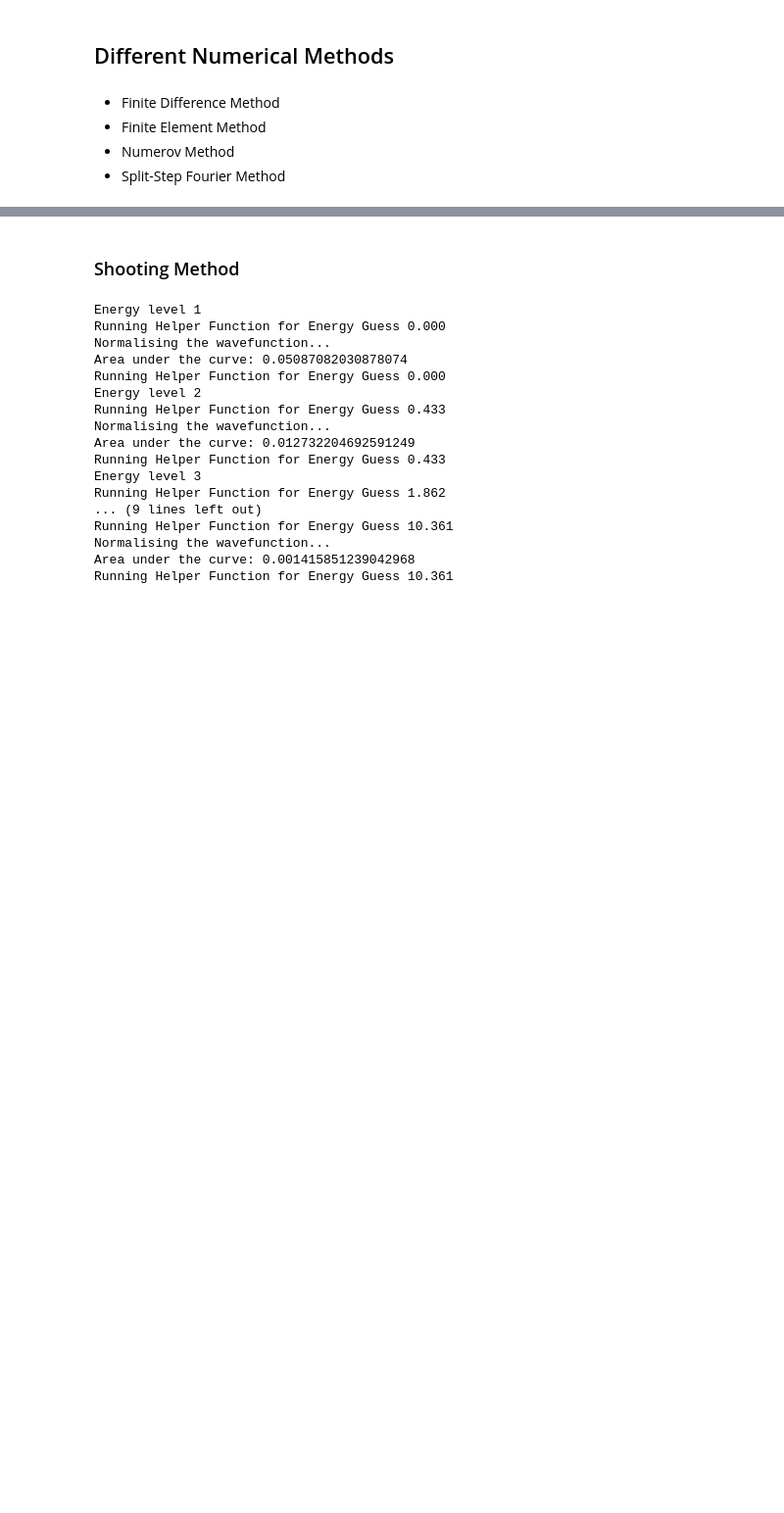
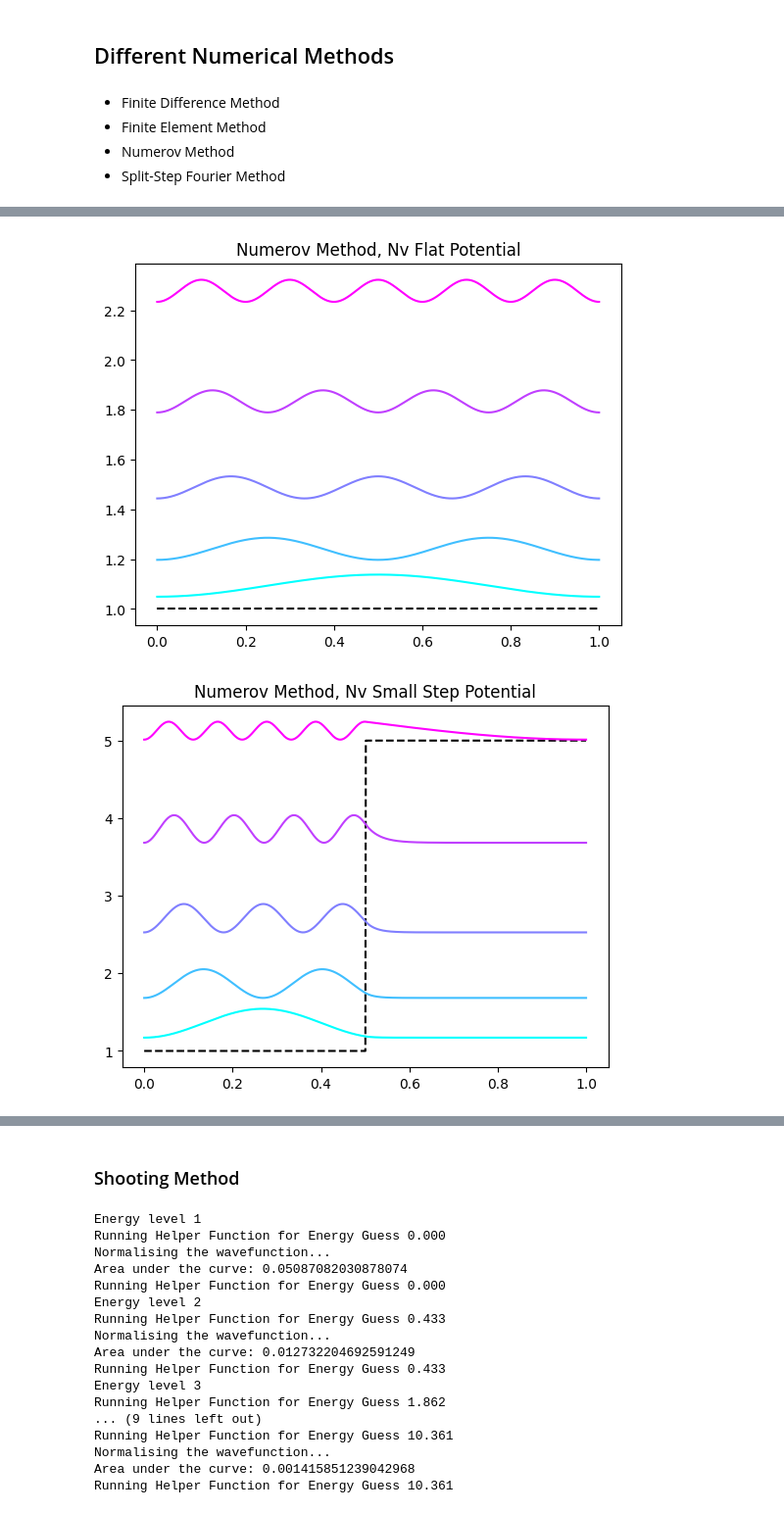
Before and after one commit to LFW25/PHYS512-Computational_Physics, a Jupyter notebook: Project/Schrodinger_Numerical.ipynb, the cells around one changed output, grey strips where cells are left out. Shown at 98% size. Saved outputs shown, nothing was run; the diff lists cells and outputs as text; code cells hidden in the pictures; blank space fills up the shorter version.

```diff
--- a/Project/Schrodinger_Numerical.ipynb
+++ b/Project/Schrodinger_Numerical.ipynb
@@ -236,0 +558,9 @@ finite_difference(infinite_potential_well, 1000, 6)
+# %%
+Numerov(Nv_flat_potential, 5, scale = 1/150)
+Numerov(Nv_small_step_potential, 5, scale = 1/100)
+Numerov(Nv_complex_step_potential, 5, scale = 1/100)
+Numerov(Nv_infinite_potential_well, 5, scale = 1/100)
+Numerov(Nv_V_shaped_potential, 5, scale = 1/100)
+# %% [output]
+[figure, added]
+[figure, added]
```
Also changed, not shown: parts of 16 cells of this notebook.
